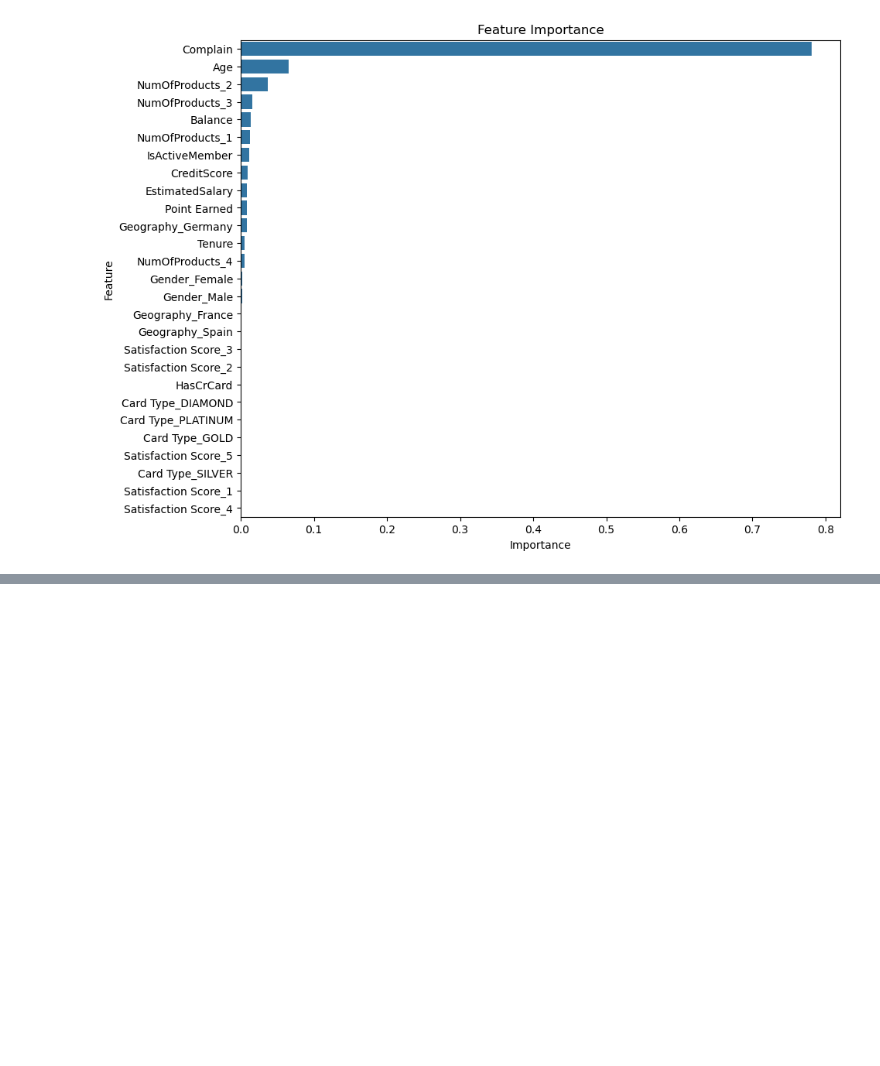
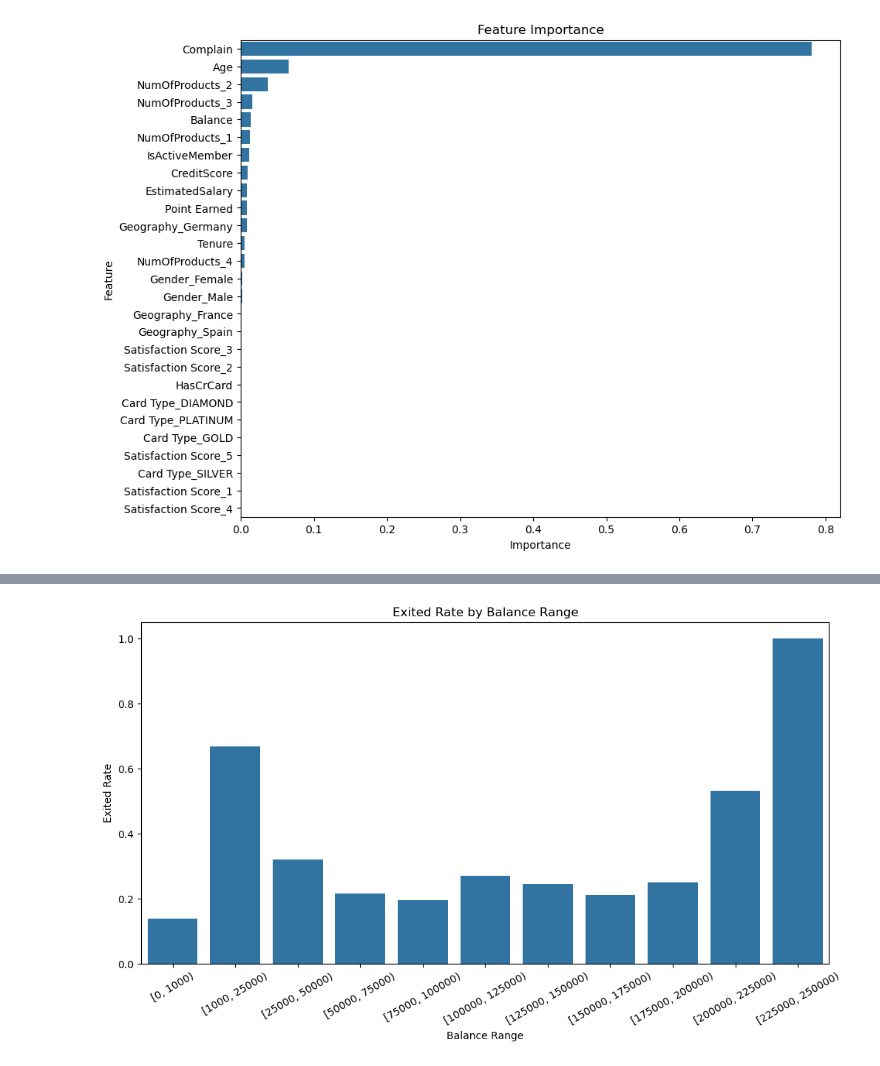
Before and after one commit to LikeLion-DSProjectTeam/Team_1, a Jupyter notebook: code/Beomseong.ipynb, the cells around one changed output, grey strips where cells are left out. Cells and saved outputs as stored; diff of their text form; code cells hidden in the pictures; blank space fills up the shorter version.

```diff
--- a/code/Beomseong.ipynb
+++ b/code/Beomseong.ipynb
@@ -234,0 +254,14 @@ plt.show();
+# %%
+# Balance Range vs Exited
+
+balance_bins = pd.cut(data['Balance'], bins=[0, 1000, 25000, 50000, 75000, 100000, 125000, 150000, 175000, 200000, 225000, 250000], right=False)
+balance_exit_ratio = data.groupby(balance_bins, observed=False)['Exited'].mean()
+
+plt.figure(figsize = (12, 6))
+sns.barplot(data = balance_exit_ratio)
+plt.xlabel('Balance Range')
+plt.ylabel('Exited Rate')
+plt.title('Exited Rate by Balance Range')
+plt.xticks(rotation=30);
+# %% [output]
+[figure, added]
```
Also changed, not shown: parts of 8 cells of this notebook.
